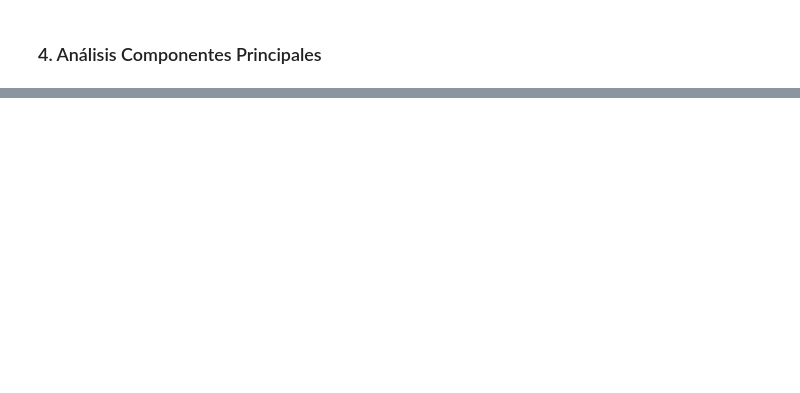
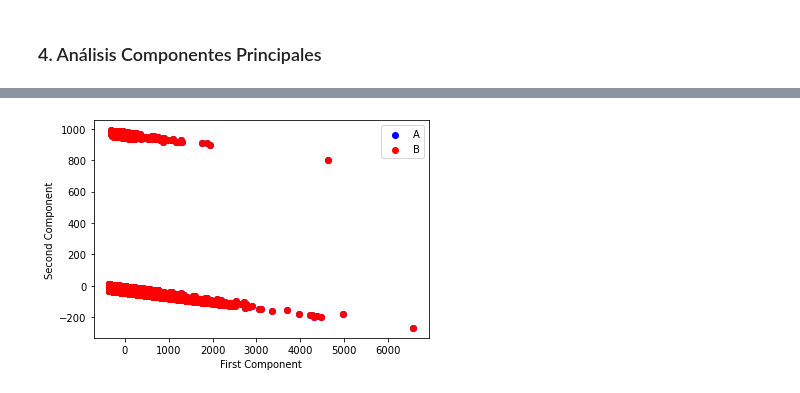
Before and after one commit to Javimh18/AnalisisFund, a Jupyter notebook: P1-2/reduccion_dimensionalidad.ipynb, the cells around one changed output, grey strips where cells are left out. Cells and saved outputs as stored; diff of their text form; code cells hidden in the pictures; blank space fills up the shorter version.

```diff
--- a/P1-2/reduccion_dimensionalidad.ipynb
+++ b/P1-2/reduccion_dimensionalidad.ipynb
@@ -588,0 +644,11 @@ Estudiar los siguientes casos de reducción de dimensionalidad:
+# %%
+#Vamos a normalizar los datos, dado que el método PCA es sensible a la escala
+from sklearn import preprocessing
+df_pca = df[['age','duration','duration','pdays','previous','emp.var.rate','cons.price.idx','cons.conf.idx','euribor3m','nr.employed','y']]
+data_X = df_pca.drop("y", 1)
+X_scaled = preprocessing.scale(data_X)
+# %%
+#Hacemos un llamamiento al método para reducir el nº de atributos del dataset original
+pca = PCA()
+pca.fit(X_scaled)
+X_pca = pd.DataFrame(pca.fit_transform(X_scaled))
@@ -588,0 +686,4 @@ Estudiar los siguientes casos de reducción de dimensionalidad:
+# %%
+#Abordamos el problema directamente con los métodos de PCA
+X_pca = pd.DataFrame(pca.fit_transform(data_X))
+X_pca
@@ -588,0 +723,14 @@ Estudiar los siguientes casos de reducción de dimensionalidad:
+# %%
+#Representación Scatter plot
+PCA_0 = X_pca[c1 == 0]
+PCA_1 = X_pca[c1 == 1]
+
+#Plot
+plt.scatter(x = PCA_0[0], y = PCA_0[1], c="blue")
+plt.scatter(x = PCA_0[0], y = PCA_0[1], c="red")
+plt.xlabel("First Component")
+plt.ylabel("Second Component")
+plt.legend(["A","B"])
+plt.show()
+# %% [output]
+[figure, added]
```
Also changed, not shown: parts of 18 cells of this notebook.
